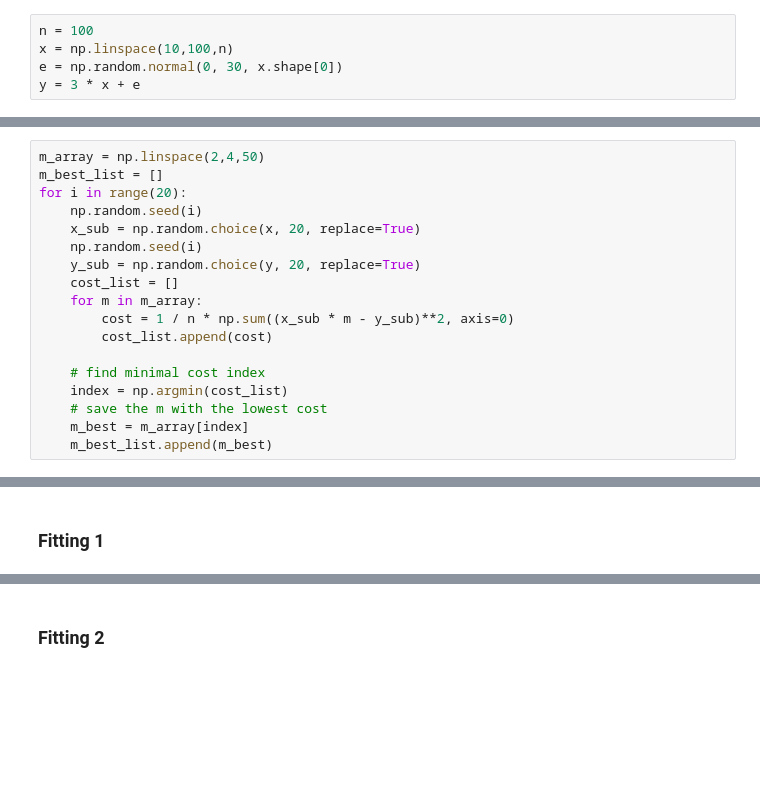
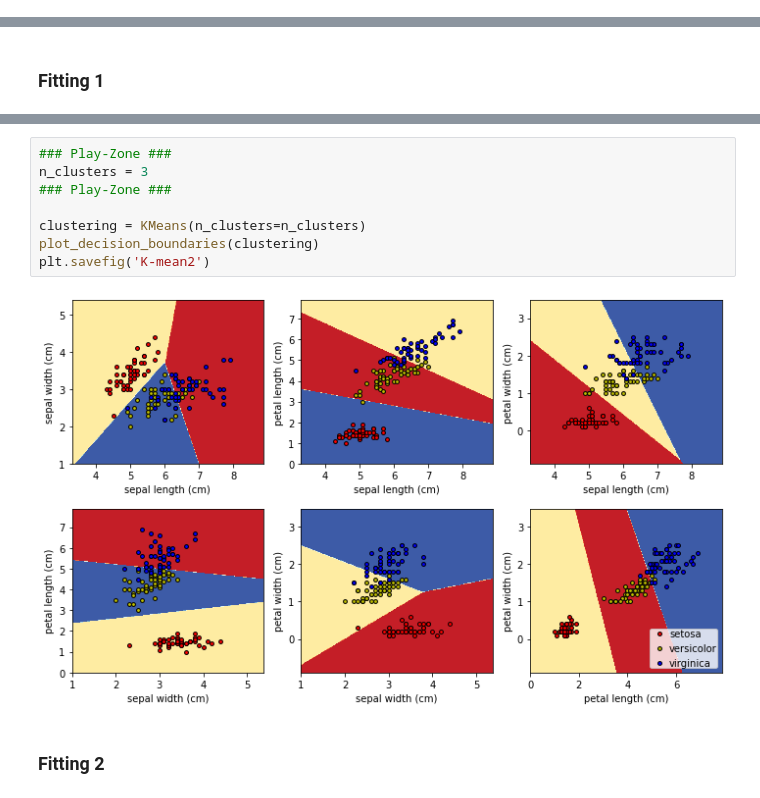
Before and after one commit to Davideee/schleuniger-ml, a Jupyter notebook: UnsupervisedLearning-Clustering.ipynb, the cells around one changed output, grey strips where cells are left out. Saved outputs shown, nothing was run; the diff lists cells and outputs as text; blank space fills up the shorter version.

```diff
--- a/MachineLearningCourse.ipynb
+++ b/UnsupervisedLearning-Clustering.ipynb
@@ -12,5 +0,0 @@ import matplotlib.pyplot as plt
-# %%
-n = 100
-x = np.linspace(10,100,n)
-e = np.random.normal(0, 30, x.shape[0])
-y = 3 * x + e
@@ -97,18 +0,0 @@ plt.show()
-# %%
-m_array = np.linspace(2,4,50)
-m_best_list = []
-for i in range(20):
-    np.random.seed(i)
-    x_sub = np.random.choice(x, 20, replace=True)
-    np.random.seed(i)
-    y_sub = np.random.choice(y, 20, replace=True)
-    cost_list = []
-    for m in m_array:
-        cost = 1 / n * np.sum((x_sub * m - y_sub)**2, axis=0)
-        cost_list.append(cost)
-
-    # find minimal cost index
-    index = np.argmin(cost_list)
-    # save the m with the lowest cost
-    m_best = m_array[index]
-    m_best_list.append(m_best)
@@ -319,2 +124,12 @@ plot_decision_boundaries(clustering)
+# %%
+### Play-Zone ###
+n_clusters = 3
+### Play-Zone ###
+
+clustering = KMeans(n_clusters=n_clusters)
+plot_decision_boundaries(clustering)
+plt.savefig('K-mean2')
+# %% [output]
+[figure, added]
 # %% [markdown]
 ### Fitting 2
```
Also changed, not shown: parts of 61 cells of this notebook, 2 other files.
